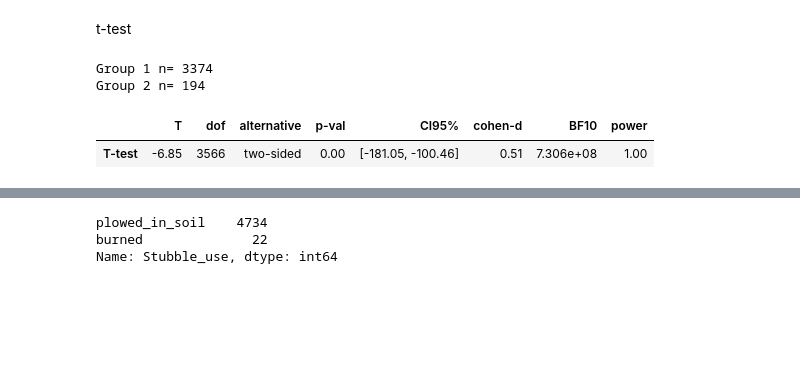
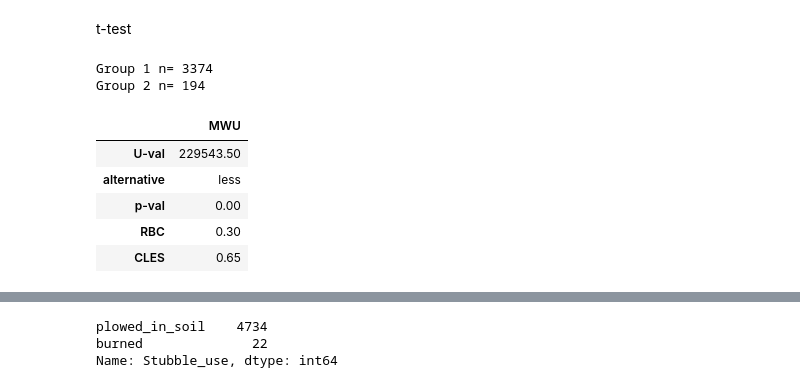
Before and after one commit to ahmedalharth/Digtal_crope_app, a Jupyter notebook: Digtal_crop_1.ipynb, the cells around one changed output, grey strips where cells are left out. Cells and saved outputs as stored; diff of their text form; code cells hidden in the pictures; blank space fills up the shorter version.

```diff
--- a/Digtal_crop_1.ipynb
+++ b/Digtal_crop_1.ipynb
@@ -886,14 +884,18 @@ train_df = df.loc[df["Set"] == 'Train']
 # %%
 # 1- Harv_method
 
 group1 = train_df[train_df['Harv_method']=="hand"]
 print("Group 1 n=",group1.shape[0])
 group2 = train_df[train_df['Harv_method']=="machine"]
 print("Group 2 n=",group2.shape[0])
 
-pg.ttest(group1["Yield"], group2["Yield"], correction=False)
+pg.mwu(group1["Yield"], group2["Yield"] , alternative='less').T
 # %% [output]
 Group 1 n= 3374
 Group 2 n= 194
-|  | T | dof | alternative | p-val | CI95% | cohen-d | BF10 | power |
-| T-test | -6.85 | 3566 | two-sided | 0.00 | [-181.05, -100.46] | 0.51 | 7.306e+08 | 1.00 |
+|  | MWU |
+| U-val | 229543.50 |
+| alternative | less |
+| p-val | 0.00 |
+| RBC | 0.30 |
+| CLES | 0.65 |
```
Also changed, not shown: parts of 5 cells of this notebook.
